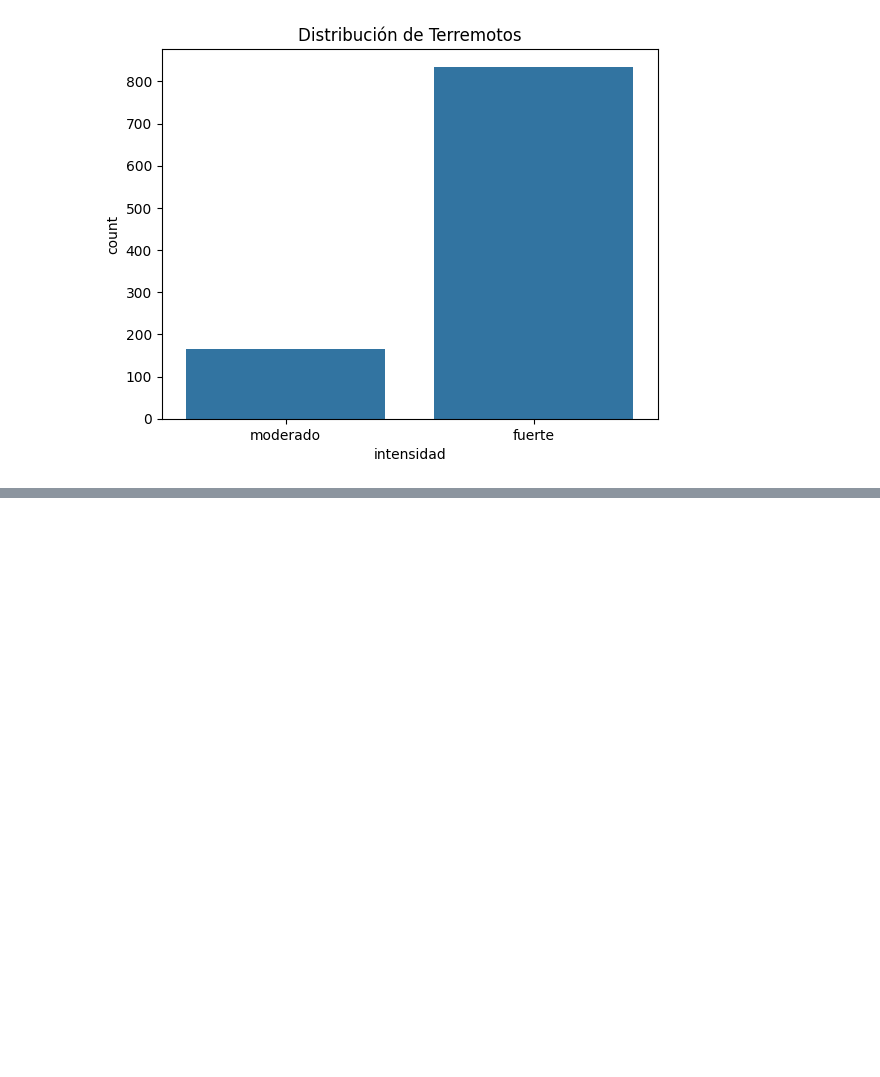
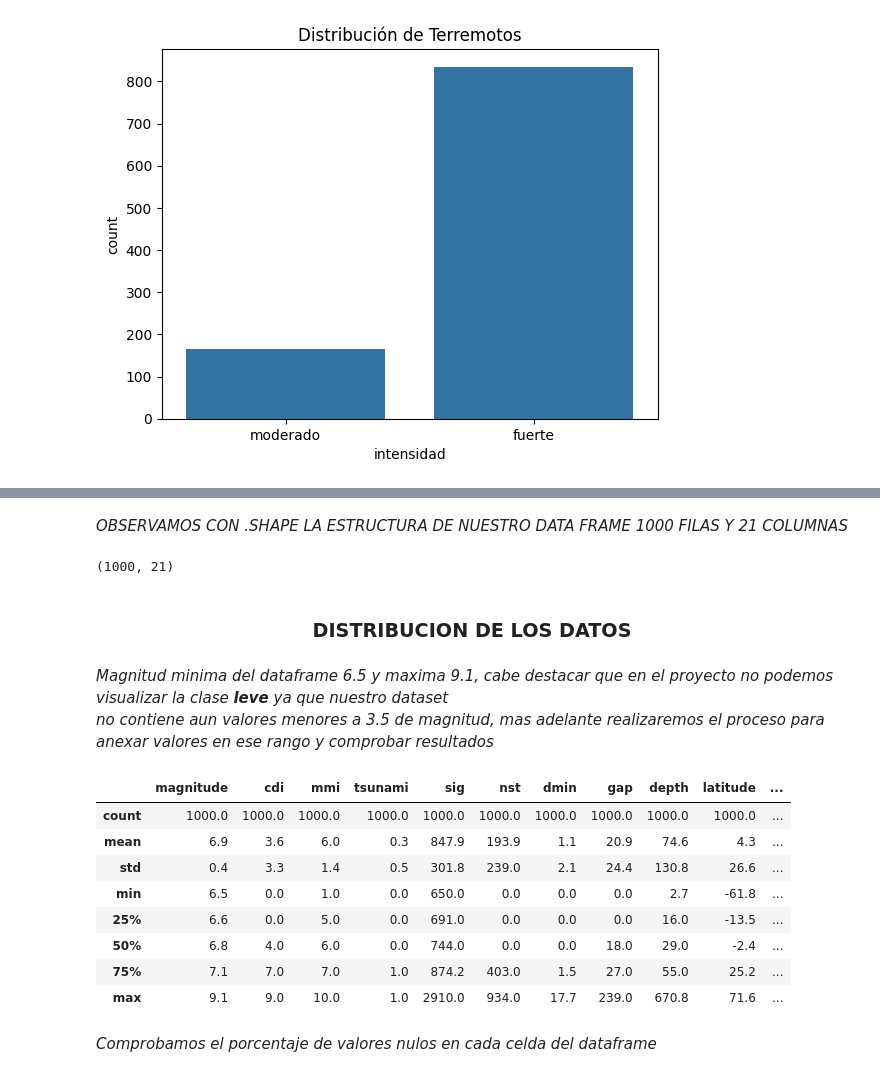
Before and after one commit to CristianLLDev/talentotech, a Jupyter notebook: Proyecto Final Regresion Logistica Terremotos/Exposicion _Regresion_logistica_Clasificacion_Intensidad_Terremotos.ipynb, the cells around one changed output, grey strips where cells are left out. Saved outputs shown, nothing was run; the diff lists cells and outputs as text; code cells hidden in the pictures; blank space fills up the shorter version.

Commit message:
actualizacion proyecto final

```diff
--- a/Proyecto Final Regresion Logistica Terremotos/Exposicion _Regresion_logistica_Clasificacion_Intensidad_Terremotos.ipynb
+++ b/Proyecto Final Regresion Logistica Terremotos/Exposicion _Regresion_logistica_Clasificacion_Intensidad_Terremotos.ipynb
@@ -128,0 +136,24 @@ Name: count, dtype: int64
+# %% [markdown]
+*OBSERVAMOS CON .SHAPE LA ESTRUCTURA DE NUESTRO DATA FRAME 1000 FILAS Y 21 COLUMNAS*
+# %%
+df.shape
+# %% [output]
+(1000, 21)
+# %% [markdown]
+### <CENTER>__DISTRIBUCION DE LOS DATOS__</CENTER>
+# %% [markdown]
+*Magnitud minima del dataframe 6.5 y maxima 9.1, cabe destacar que en el proyecto no podemos visualizar la clase __leve__ ya que nuestro dataset <br> no contiene  aun valores menores a 3.5 de magnitud, mas adelante realizaremos el proceso para anexar valores en ese rango y comprobar resultados*
+# %%
+df.describe().round(1)
+# %% [output]
+|  | magnitude | cdi | mmi | tsunami | sig | nst | dmin | gap | depth | latitude | ... |
+| count | 1000.0 | 1000.0 | 1000.0 | 1000.0 | 1000.0 | 1000.0 | 1000.0 | 1000.0 | 1000.0 | 1000.0 | ... |
+| mean | 6.9 | 3.6 | 6.0 | 0.3 | 847.9 | 193.9 | 1.1 | 20.9 | 74.6 | 4.3 | ... |
+| std | 0.4 | 3.3 | 1.4 | 0.5 | 301.8 | 239.0 | 2.1 | 24.4 | 130.8 | 26.6 | ... |
+| min | 6.5 | 0.0 | 1.0 | 0.0 | 650.0 | 0.0 | 0.0 | 0.0 | 2.7 | -61.8 | ... |
+| 25% | 6.6 | 0.0 | 5.0 | 0.0 | 691.0 | 0.0 | 0.0 | 0.0 | 16.0 | -13.5 | ... |
+| 50% | 6.8 | 4.0 | 6.0 | 0.0 | 744.0 | 0.0 | 0.0 | 18.0 | 29.0 | -2.4 | ... |
+| 75% | 7.1 | 7.0 | 7.0 | 1.0 | 874.2 | 403.0 | 1.5 | 27.0 | 55.0 | 25.2 | ... |
+| max | 9.1 | 9.0 | 10.0 | 1.0 | 2910.0 | 934.0 | 17.7 | 239.0 | 670.8 | 71.6 | ... |
+# %% [markdown]
+*Comprobamos el porcentaje de valores nulos en cada celda del dataframe*
```
Also changed, not shown: parts of 10 cells of this notebook, 1 other file.
